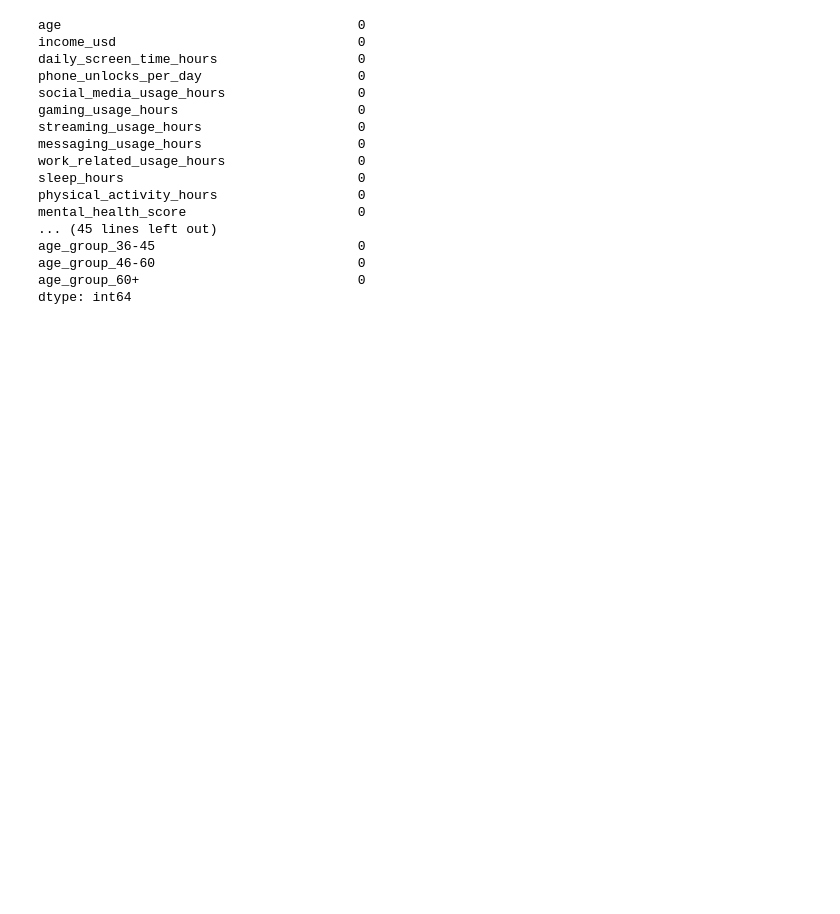
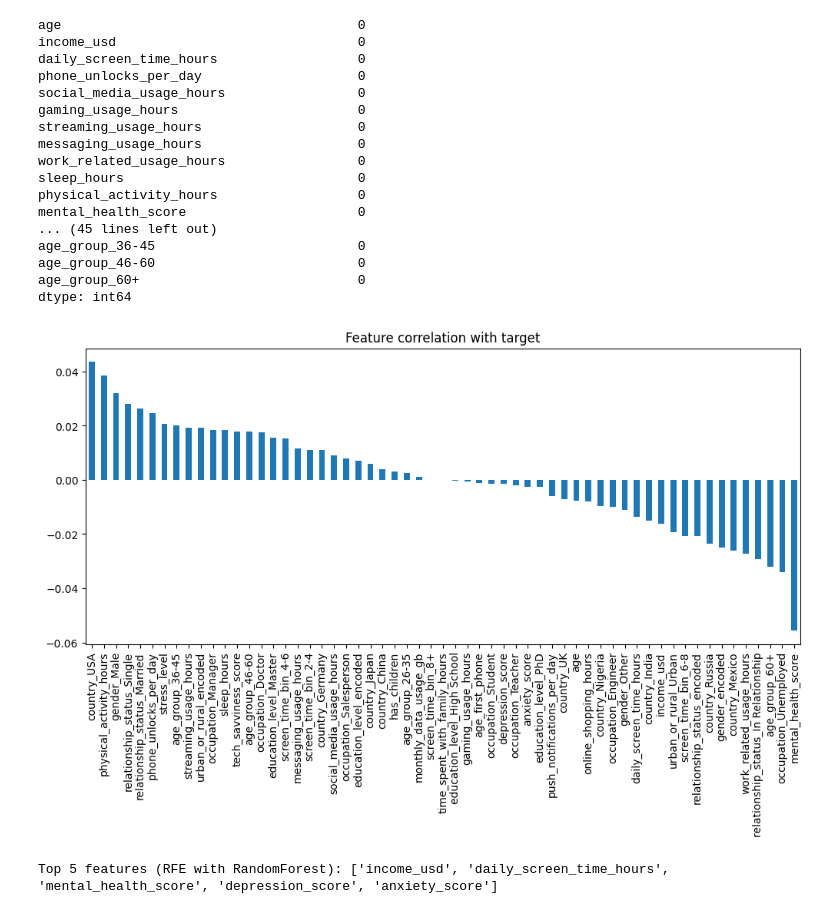
Before and after one commit to Leotrimii1/PVDH-G10, a Jupyter notebook: pre-processing.ipynb, the cells around one changed output. Saved outputs shown, nothing was run; the diff lists cells and outputs as text; code cells hidden in the pictures; blank space fills up the shorter version.

Commit message:
implement feature subset selection

```diff
--- a/pre-processing.ipynb
+++ b/pre-processing.ipynb
@@ -409,3 +410,42 @@ age_group_36-45                          0
 age_group_46-60                          0
 age_group_60+                            0
 dtype: int64
+# %%
+#zgjedhja e nën bashkësisë së vetive
+target_column = "self_reported_addiction_level"
+X = df.drop(columns=[target_column, "self_reported_addiction_level_encoded"], errors='ignore')
+
+y = df[target_column]
+
+le = LabelEncoder()
+y_encoded = le.fit_transform(y)
+
+
+X_encoded = pd.get_dummies(X, drop_first=True)
+
+
+X_encoded = X_encoded.apply(pd.to_numeric, errors='coerce')
+X_encoded = X_encoded.fillna(0)
+
+# 4️ Correlation with target
+corr = X_encoded.corrwith(pd.Series(y_encoded))
+plt.figure(figsize=(12,5))
+corr.sort_values(ascending=False).plot(kind='bar')
+plt.title("Feature correlation with target")
+plt.show()
+
+# 5️ Feature selection using SelectKBest (f_classif)
+selector = SelectKBest(score_func=f_classif, k=5)  # select top 5 features
+X_new = selector.fit_transform(X_encoded, y_encoded)
+top_features_f = X_encoded.columns[selector.get_support()]
+#print("Top 5 features (SelectKBest f_classif):", top_features_f.tolist())
+
+# 6️ Recursive Feature Elimination (RFE) with RandomForest
+model = RandomForestClassifier(random_state=42)
+rfe = RFE(model, n_features_to_select=5)
+rfe.fit(X_encoded, y_encoded)
+top_features_rfe = X_encoded.columns[rfe.support_]
+print("Top 5 features (RFE with RandomForest):", top_features_rfe.tolist())
+# %% [output]
+[figure, added]
+Top 5 features (RFE with RandomForest): ['income_usd', 'daily_screen_time_hours', 'mental_health_score', 'depression_score', 'anxiety_score']
```
Also changed, not shown: parts of 1 cell of this notebook.
